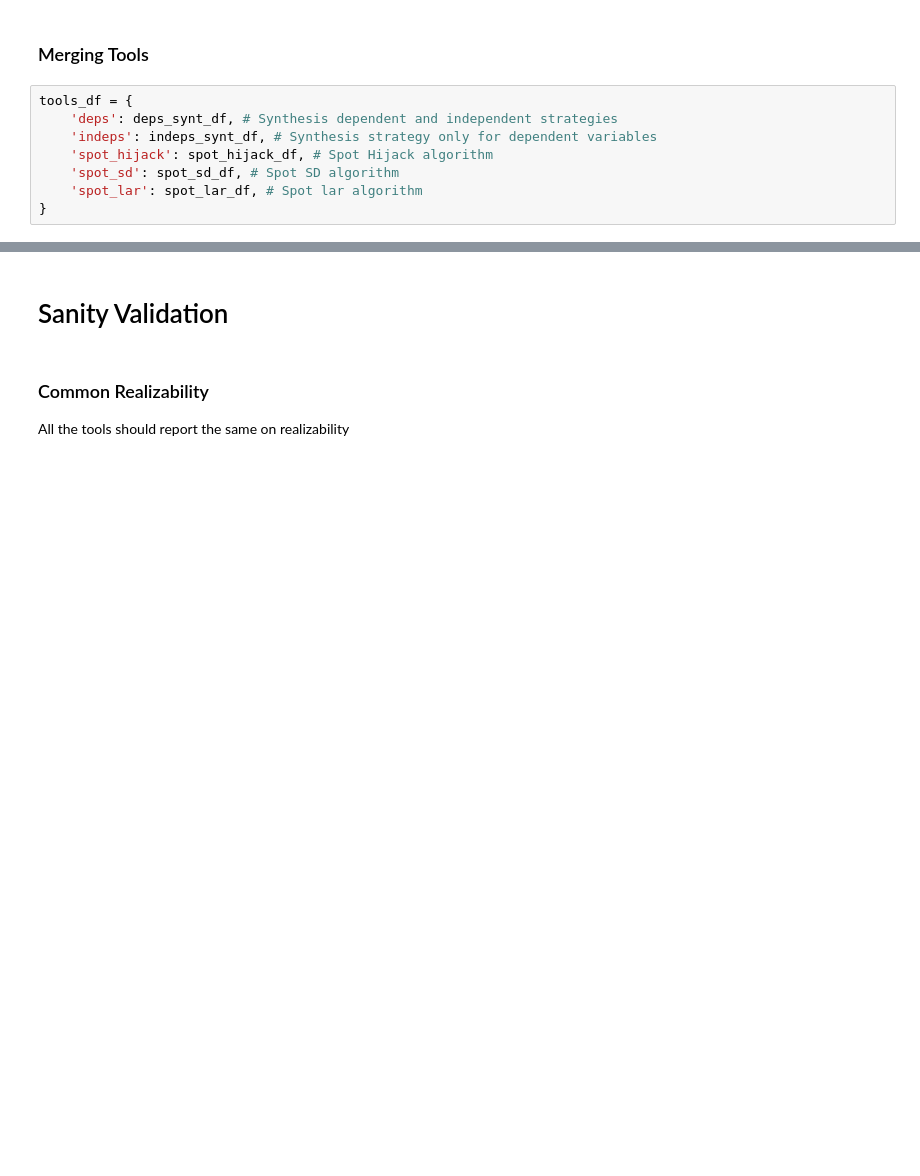
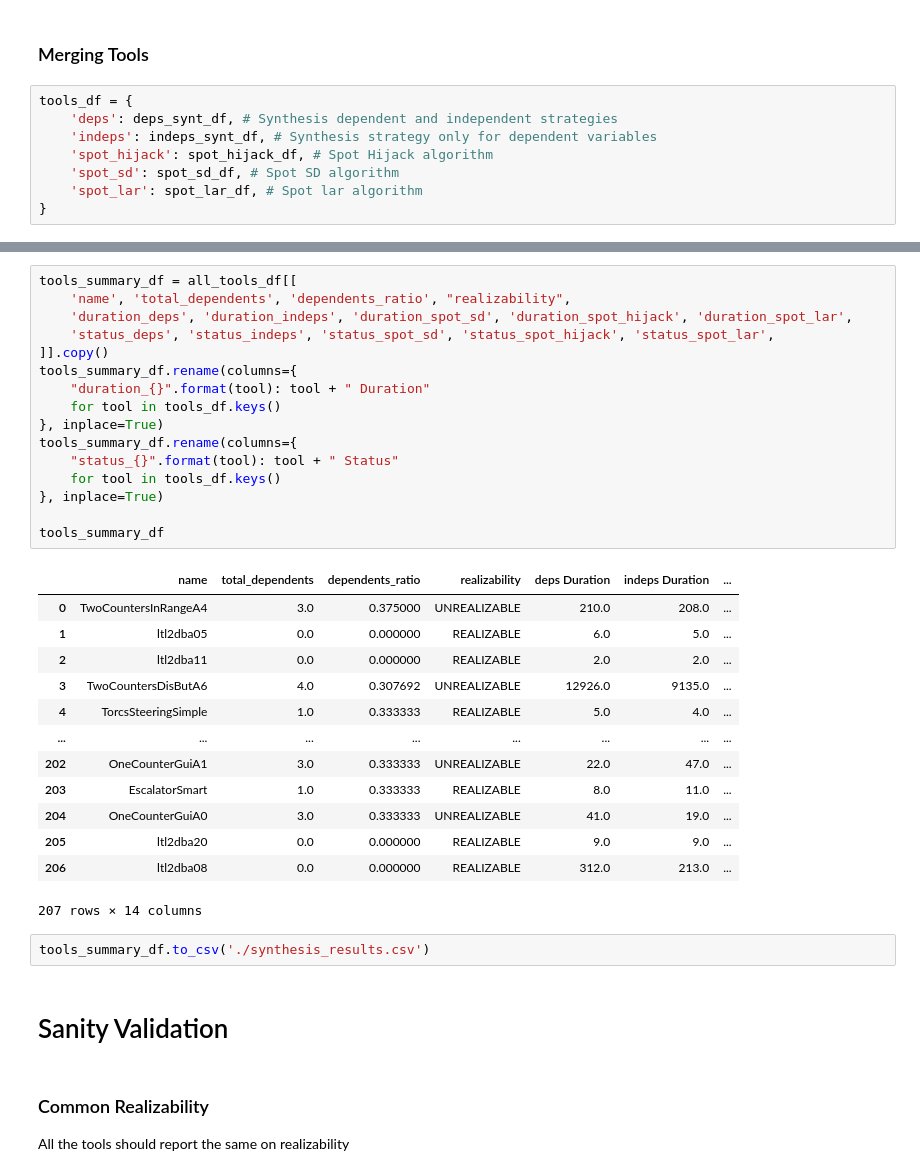
Before and after one commit to eliyaoo32/DepSynt, a Jupyter notebook: notebooks/synthesis-result.ipynb, the cells around one changed output, grey strips where cells are left out. Saved outputs shown, nothing was run; the diff lists cells and outputs as text; blank space fills up the shorter version.

Commit message:
Cleaned synthesis results summary

```diff
--- a/notebooks/synthesis-result.ipynb
+++ b/notebooks/synthesis-result.ipynb
@@ -488,6 +501,38 @@ Index(['name', 'status_deps', 'duration_deps', 'realizablility_deps',
        'realizablility_spot_hijack', 'error_spot_hijack', 'status_spot_lar',
        'duration_spot_lar', 'realizablility_spot_lar', 'error_spot_lar'],
       dtype='object')
+# %%
+tools_summary_df = all_tools_df[[
+    'name', 'total_dependents', 'dependents_ratio', "realizability",
+    'duration_deps', 'duration_indeps', 'duration_spot_sd', 'duration_spot_hijack', 'duration_spot_lar',
+    'status_deps', 'status_indeps', 'status_spot_sd', 'status_spot_hijack', 'status_spot_lar',
+]].copy()
+tools_summary_df.rename(columns={
+    "duration_{}".format(tool): tool + " Duration"
+    for tool in tools_df.keys()
+}, inplace=True)
+tools_summary_df.rename(columns={
+    "status_{}".format(tool): tool + " Status"
+    for tool in tools_df.keys()
+}, inplace=True)
+
+tools_summary_df
+# %% [output]
+|  | name | total_dependents | dependents_ratio | realizability | deps Duration | indeps Duration | ... |
+| 0 | TwoCountersInRangeA4 | 3.0 | 0.375000 | UNREALIZABLE | 210.0 | 208.0 | ... |
+| 1 | ltl2dba05 | 0.0 | 0.000000 | REALIZABLE | 6.0 | 5.0 | ... |
+| 2 | ltl2dba11 | 0.0 | 0.000000 | REALIZABLE | 2.0 | 2.0 | ... |
+| 3 | TwoCountersDisButA6 | 4.0 | 0.307692 | UNREALIZABLE | 12926.0 | 9135.0 | ... |
+| 4 | TorcsSteeringSimple | 1.0 | 0.333333 | REALIZABLE | 5.0 | 4.0 | ... |
+| ... | ... | ... | ... | ... | ... | ... | ... |
+| 202 | OneCounterGuiA1 | 3.0 | 0.333333 | UNREALIZABLE | 22.0 | 47.0 | ... |
+| 203 | EscalatorSmart | 1.0 | 0.333333 | REALIZABLE | 8.0 | 11.0 | ... |
+| 204 | OneCounterGuiA0 | 3.0 | 0.333333 | UNREALIZABLE | 41.0 | 19.0 | ... |
+| 205 | ltl2dba20 | 0.0 | 0.000000 | REALIZABLE | 9.0 | 9.0 | ... |
+| 206 | ltl2dba08 | 0.0 | 0.000000 | REALIZABLE | 312.0 | 213.0 | ... |
+207 rows × 14 columns
+# %%
+tools_summary_df.to_csv('./synthesis_results.csv')
 # %% [markdown]
 # Sanity Validation
 # %% [markdown]
```
Also changed, not shown: parts of 4 cells of this notebook.
